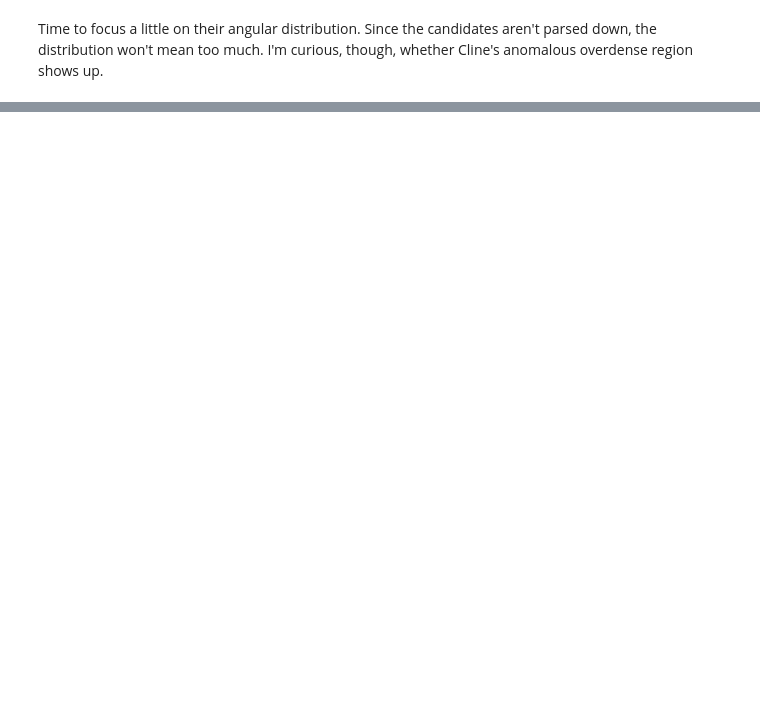
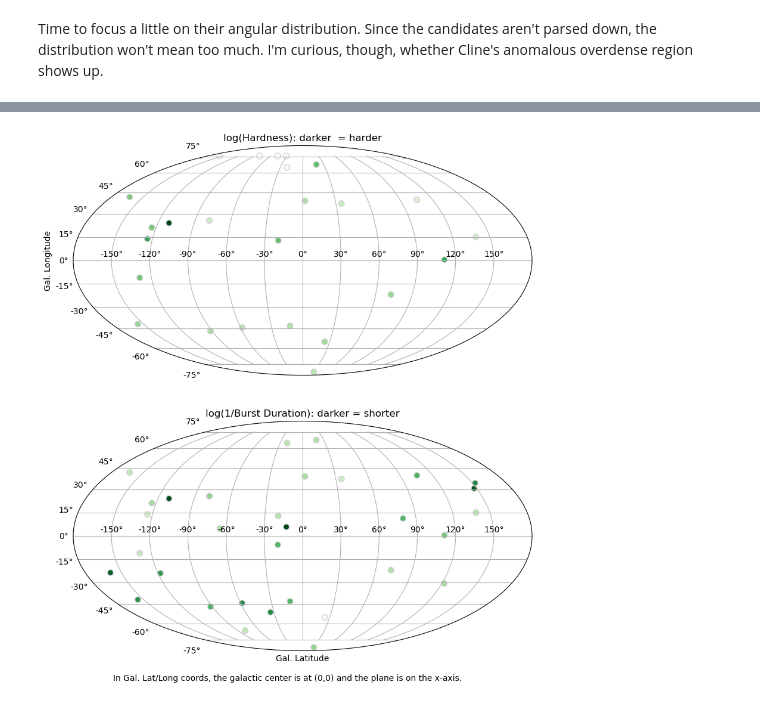
Before and after one commit to xboluna/Research, a Jupyter notebook: BHRad/GBM_Catalog_Searching/Exploring_possible_candidates.ipynb, the cells around one changed output, grey strips where cells are left out. Saved outputs shown, nothing was run; the diff lists cells and outputs as text; code cells hidden in the pictures; blank space fills up the shorter version.

```diff
--- a/BHRad/GBM_Catalog_Searching/Exploring_possible_candidates.ipynb
+++ b/BHRad/GBM_Catalog_Searching/Exploring_possible_candidates.ipynb
@@ -310,0 +247,13 @@ selection
+# %%
+# Load the FullCatalog.fits dataset
+dat = Table.read('FullCatalog.fits')
+targets = dat.to_pandas()
+
+# Cleaning data
+targets = clean_data(targets)
+targets = calculate_hardness(targets)
+targets = calculate_time_difference(targets)
+
+targets.info()
+
+targets.T.tail(8).T.describe()
@@ -310,0 +305,8 @@ selection
+# %%
+selection = targets.loc[targets['lle_t90']!=0].loc[(targets[['lle_t90', 'gbm_cat_t90']]<2).any(axis=1)]
+
+params = ['name','fluence_ratio', 'lle_t90', 'gbm_cat_t90', 'redshift']
+
+ax = sns.pairplot(selection[params])
+print(selection[params].corr())
+print(selection.info())
@@ -310,0 +331,6 @@ selection
+# %%
+# Generally pretty isotropic, somehow also outside of the galactic plane
+
+fig = generate_mollweise(selection, log_hardness=True)
+# %% [output]
+[figure, added]
```
Also changed, not shown: parts of 21 cells of this notebook, 3 other files.
